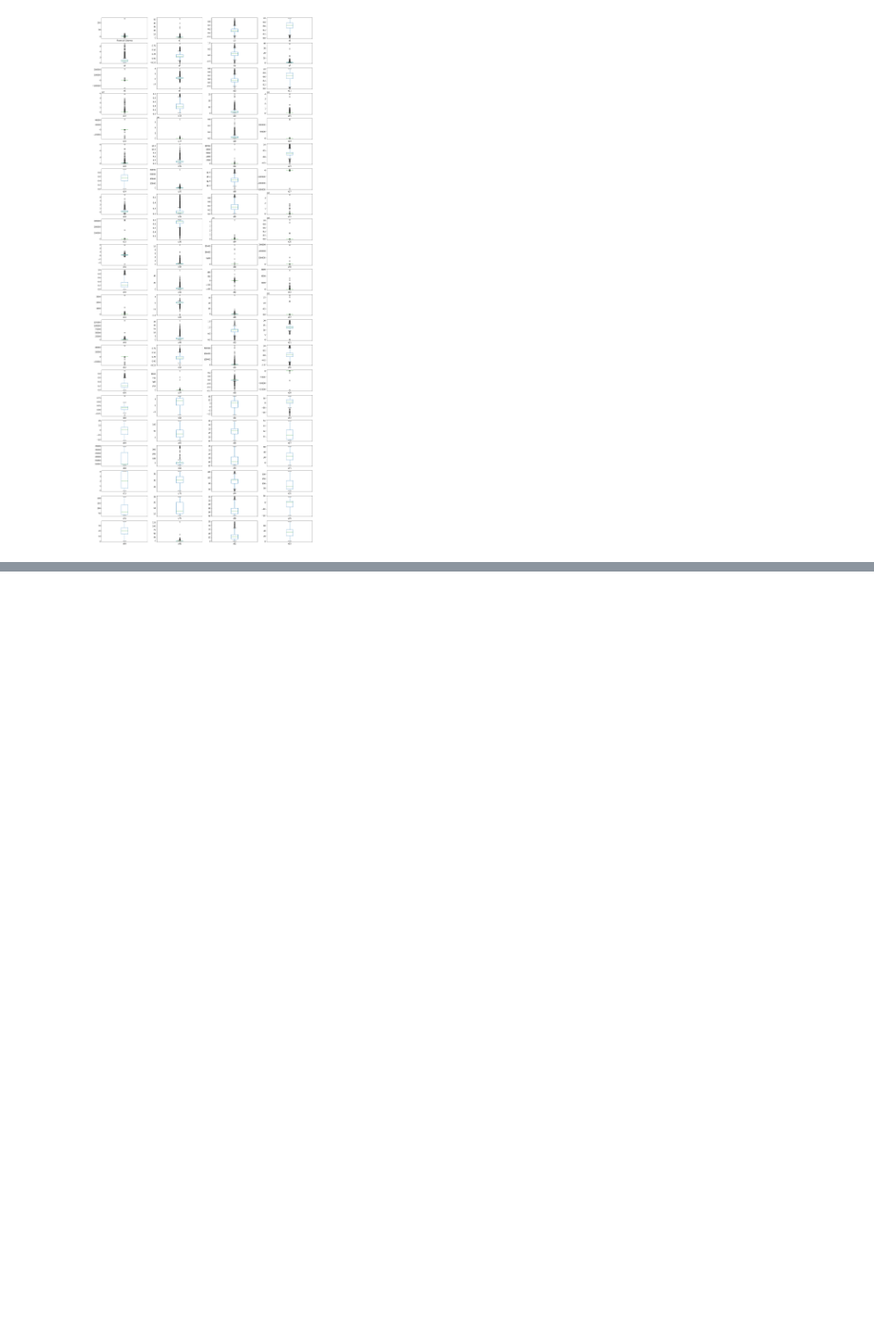
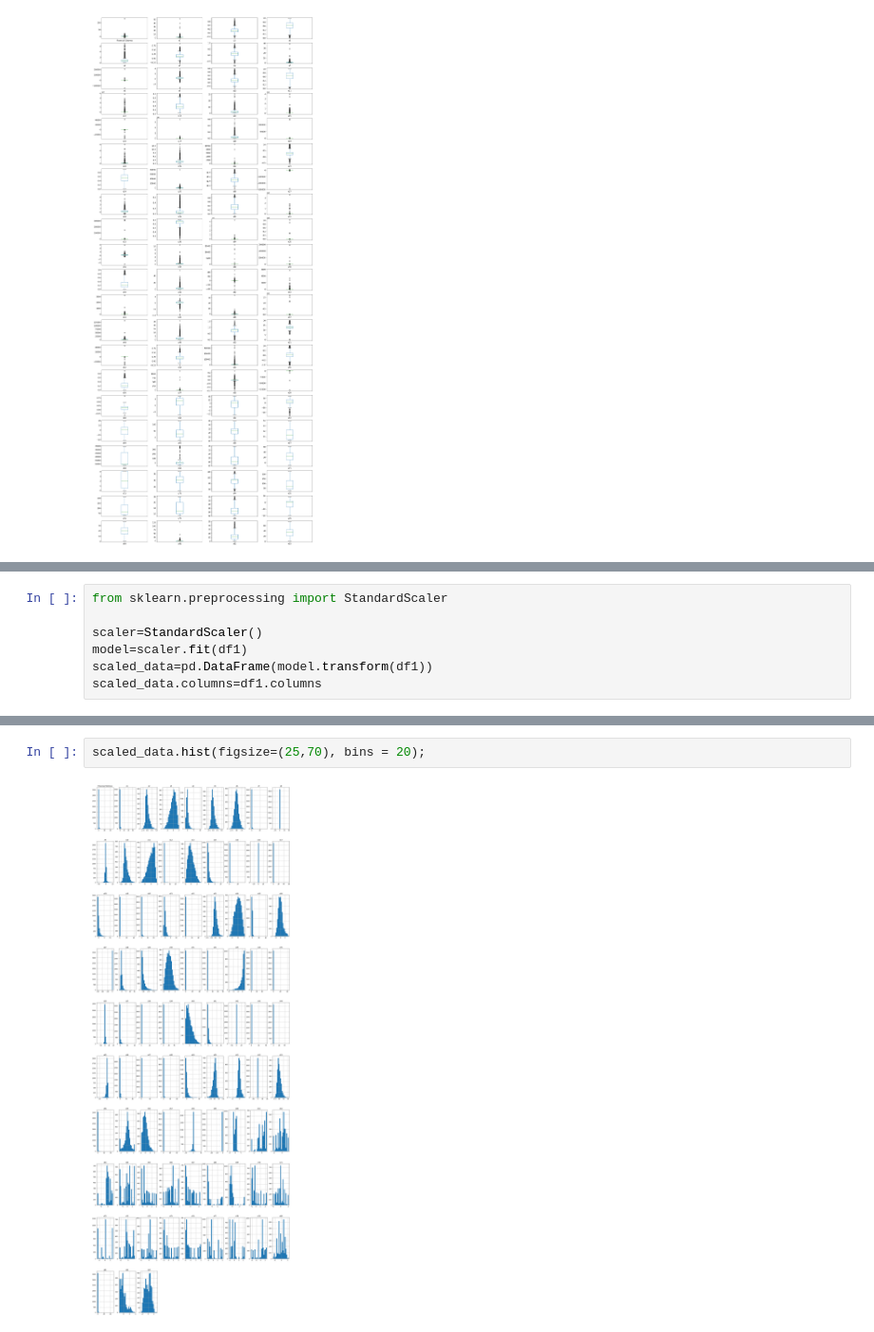
Before and after one commit to bsebast2/AppliedMLProject, a Jupyter notebook: Applied_ML.ipynb, the cells around one changed output, grey strips where cells are left out. Shown at 95% size. Drawn from its saved outputs; the diff is of its cells as text; blank space fills up the shorter version.

```diff
--- a/Applied_ML.ipynb
+++ b/Applied_ML.ipynb
@@ -168,0 +138,7 @@ plt.show()
+# %%
+from sklearn.preprocessing import StandardScaler
+
+scaler=StandardScaler()
+model=scaler.fit(df1)
+scaled_data=pd.DataFrame(model.transform(df1))
+scaled_data.columns=df1.columns
@@ -168,0 +161,4 @@ plt.show()
+# %%
+scaled_data.hist(figsize=(25,70), bins = 20);
+# %% [output]
+[figure, added]
```
Also changed, not shown: parts of 25 cells of this notebook.
